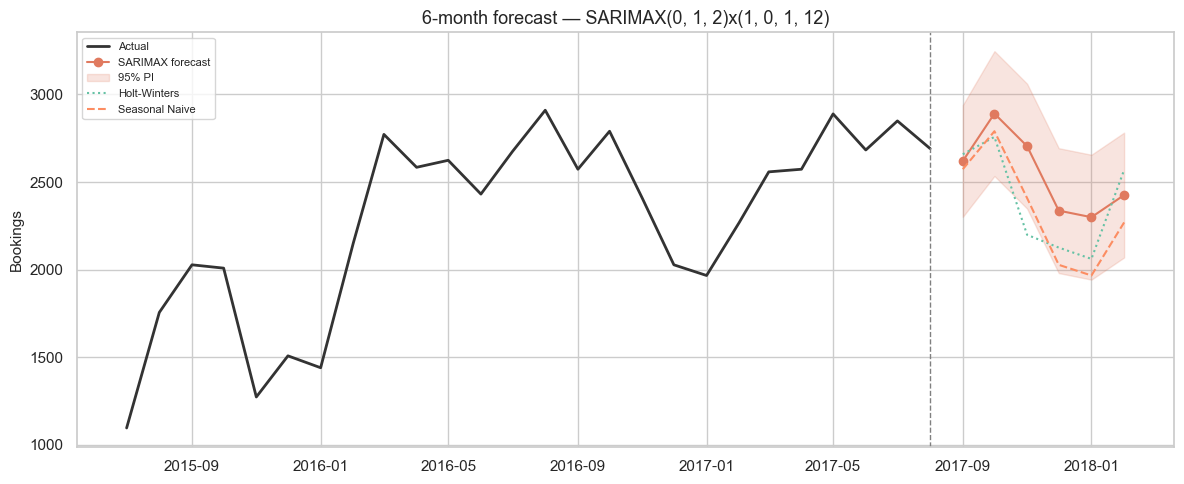
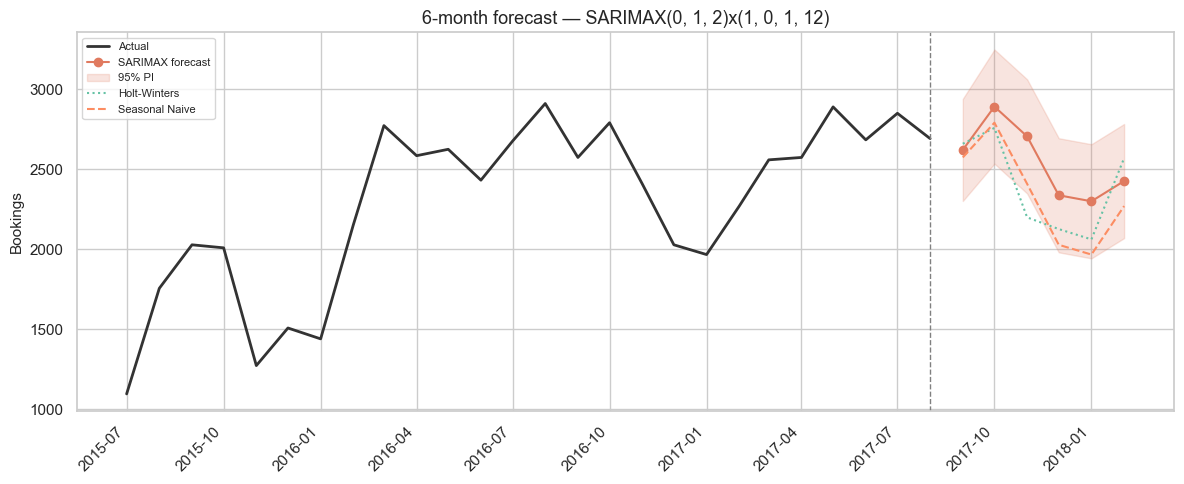
Code edit (unified diff) that turned the first committed figure into the second:
--- before
+++ after
@@ -65,4 +65,8 @@
 ax.set_ylabel("Bookings")
 ax.legend(fontsize=8)
+ax.xaxis.set_major_locator(mdates.MonthLocator(interval=3))
+ax.xaxis.set_major_formatter(mdates.DateFormatter("%Y-%m"))
+ax.tick_params(axis="x", rotation=45)
+plt.setp(ax.get_xticklabels(), ha="right")
 savefig("07_forecast_horizon.png")
 plt.show()

Commit: Fix overlapping date labels on demand forecast charts.